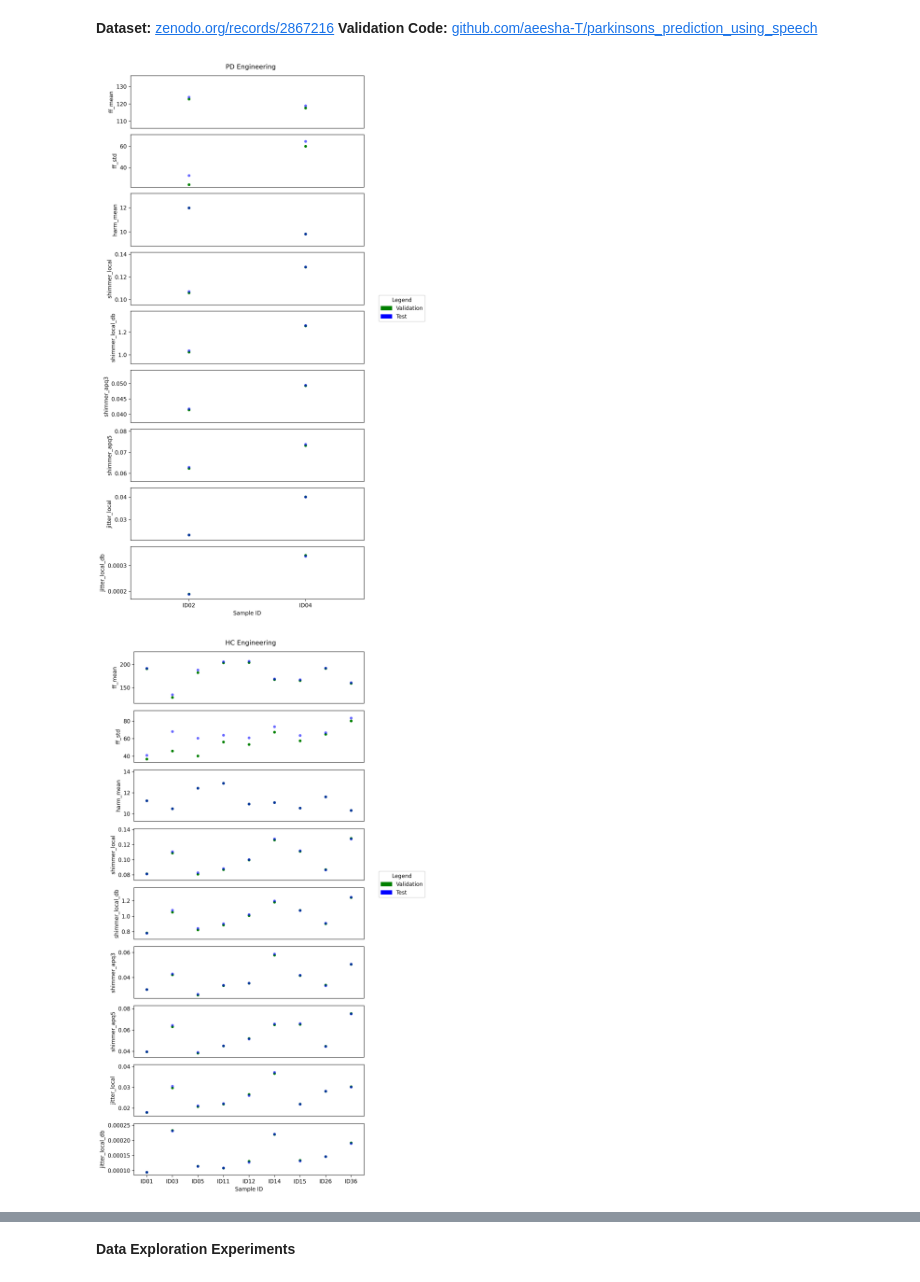
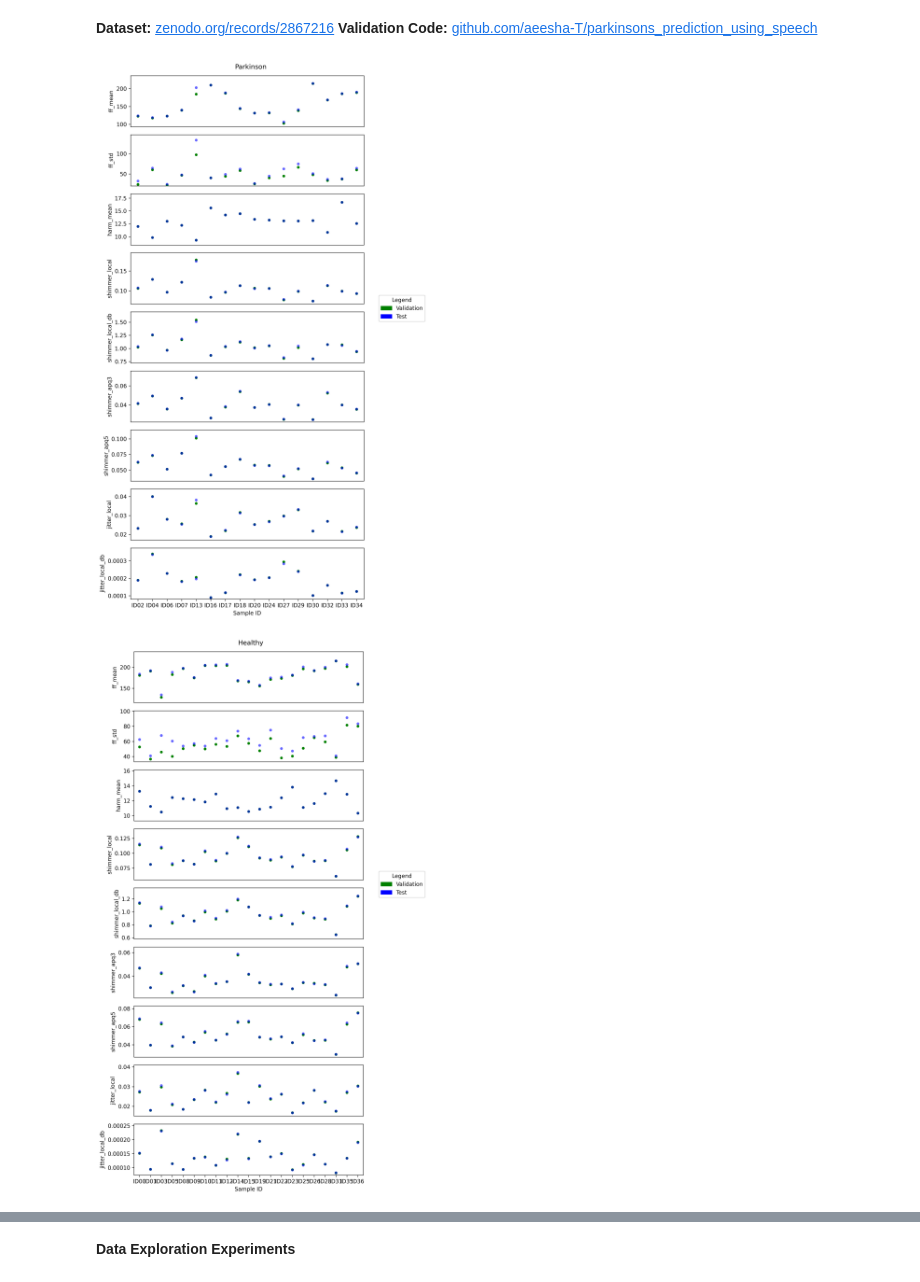
Before and after one commit to thomas-cong/PDBiomarkers, a Jupyter notebook: MDVR-KCL-Experiments.ipynb, the cells around one changed output, grey strips where cells are left out. Cells and saved outputs as stored; diff of their text form; code cells hidden in the pictures.

Commit message:
destratified MDVR-KCL, order of task for reading is insignificant

```diff
--- a/MDVR-KCL-Experiments.ipynb
+++ b/MDVR-KCL-Experiments.ipynb
@@ -22,9 +20,6 @@ build_biomarker_csv.build_csv("./MDVR-KCL-Features/MDVR-KCL-ReadTextHC-Sun.csv",
 # %%
-# Load the data/sorted
-pd_eng = pd.read_csv("./MDVR-KCL-Features/MDVR-KCL-ReadTextPD-Eng.csv", index_col="filename").sort_index()
-hc_eng = pd.read_csv("./MDVR-KCL-Features/MDVR-KCL-ReadTextHC-Eng.csv", index_col="filename").sort_index()
-pd_sun = pd.read_csv("./MDVR-KCL-Features/MDVR-KCL-ReadTextPD-Sun.csv", index_col="filename").sort_index()
-hc_sun = pd.read_csv("./MDVR-KCL-Features/MDVR-KCL-ReadTextHC-Sun.csv", index_col="filename").sort_index()
+parkinson = pd.read_csv("./MDVR-KCL-Features/MDVR-KCL-ReadTextPD.csv", index_col="filename").sort_index()
+healthy = pd.read_csv("./MDVR-KCL-Features/MDVR-KCL-ReadTextHC.csv", index_col="filename").sort_index()
 # %%
 # Acoustic features generated per (https://arxiv.org/abs/2111.10207) on MVDR
 full_validation_set = pd.read_csv("./Validation Files/MDVR_KCL_reading_acoustic_features.csv")
@@ -32,6 +27,12 @@ pd_eng_validation = full_validation_set[full_validation_set["voiceID"].str.conta
 hc_eng_validation = full_validation_set[full_validation_set["voiceID"].str.contains("HC-Eng") & full_validation_set["voiceID"].str.contains("preprocessed")]
 pd_sun_validation = full_validation_set[full_validation_set["voiceID"].str.contains("PD-Sun") & full_validation_set["voiceID"].str.contains("preprocessed")]
 hc_sun_validation = full_validation_set[full_validation_set["voiceID"].str.contains("HC-Sun") & full_validation_set["voiceID"].str.contains("preprocessed")]
+
+parkinson_validation = pd.concat([pd_eng_validation, pd_sun_validation])
+healthy_validation = pd.concat([hc_eng_validation, hc_sun_validation])
+parkinson_validation = parkinson_validation.to_csv("./Validation Files/MDVR_KCL_Parkinson.csv", index=False)
+healthy_validation = healthy_validation.to_csv("./Validation Files/MDVR_KCL_Healthy.csv", index=False)
+
 # Rename columns properly to match the sets of features
 renaming = {
     "meanF0Hz": "ff_mean",
@@ -47,20 +48,20 @@ renaming = {
     "apq5Shimmer": "shimmer_apq5",
 
 }
+parkinson_validation = pd.read_csv("./Validation Files/MDVR_KCL_Parkinson.csv").sort_index()
+healthy_validation = pd.read_csv("./Validation Files/MDVR_KCL_Healthy.csv").sort_index()
 # Reformat columns and sort both dataframes to be same order
-for df in [pd_eng_validation, hc_eng_validation, pd_sun_validation, hc_sun_validation]:
+for df in [parkinson_validation, healthy_validation]:
     df["voiceID"] = df["voiceID"].str.split("/").str[-1].str.replace("_preprocessed", "").str.replace(".wav", "")
     df.set_index("voiceID", inplace=True)
     df.sort_index(inplace=True)
     df.rename(columns=renaming, inplace=True)
     df.drop(columns=df.columns.difference(["ff_mean", "ff_std", "harm_mean", "jitter_local", "jitter_local_db", "jitter_rap", "jitter_ppq5", "shimmer_local", "shimmer_local_db", "shimmer_apq3", "shimmer_apq5"]), inplace=True)
-for df in [pd_eng, hc_eng, pd_sun, hc_sun]:
+for df in [parkinson, healthy]:
     df.drop(columns=df.columns.difference(["ff_mean", "ff_std", "harm_mean", "jitter_local", "jitter_local_db", "jitter_rap", "jitter_ppq5", "shimmer_local", "shimmer_local_db", "shimmer_apq3", "shimmer_apq5"]), inplace=True)
 # %%
-triples = [(pd_eng, pd_eng_validation, 'PD Engineering'),
-         (hc_eng, hc_eng_validation, 'HC Engineering'),
-         (pd_sun, pd_sun_validation, 'PD Sun Story'),
-         (hc_sun, hc_sun_validation, 'HC Sun Story')]
+triples = [(parkinson, parkinson_validation, 'Parkinson'),
+         (healthy, healthy_validation, 'Healthy')]
 def plot_validation_metrics(test, validation, title):
     # Create a figure with subplots
     f, axs = plt.subplots(len(test.columns), 1, figsize=(8, 16))
@@ -72,32 +73,32 @@ def plot_validation_metrics(test, validation, title):
         sns.stripplot(data=validation, x=validation.index.str.split('_').str[0], y=col, ax=axs[i], color='green')
         # Plot test data
         sns.stripplot(data=test, x=test.index.str.split('_').str[0], y=col, ax=axs[i], color='blue', alpha=0.6)
         # Remove x-labels for all but the last subplot
         if i != len(test.columns) - 1:
             axs[i].set_xlabel('')
             axs[i].set(xticks=[])
         else:
             axs[i].set_xlabel("Sample ID")
         axs[i].set_ylim(lower_lim, upper_lim)
 
     # Create custom legend handles
     blue_patch = mpatches.Patch(color='blue', label='Test')
     green_patch = mpatches.Patch(color='green', label='Validation')
 
     # Add legend to the right
     f.legend(handles=[green_patch, blue_patch],
          loc='center left',
          bbox_to_anchor=(0.9, 0.5),  # Move legend closer to the right
          title='Legend')
 
     # Move the suptitle up to create margin above the first plot
     f.suptitle(title, y = 0.89)  # y > 1 moves the title up
 
     f.tight_layout(rect=[0, 0, 0.88, 0.9])  # Leave space at top for title, right for legend
     f.savefig(f"./Validation Files/Plots/MDVR-KCL_{title}_validation.png", bbox_inches='tight', dpi=300)
     return f
 for triple in triples:
     plot = plot_validation_metrics(triple[0], triple[1], triple[2])
 # %% [output]
-[figure, old version]
+[figure, new version]
-[figure, old version]
+[figure, new version]
```
Also changed, not shown: parts of 2 cells of this notebook, 35 other files.
